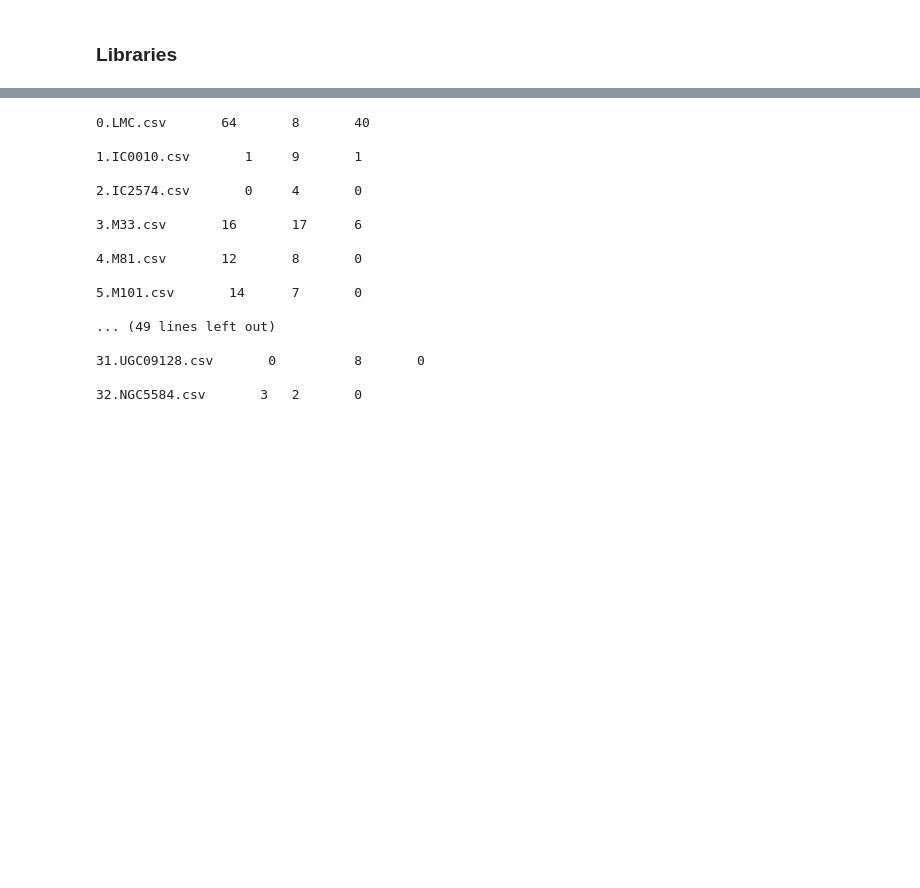
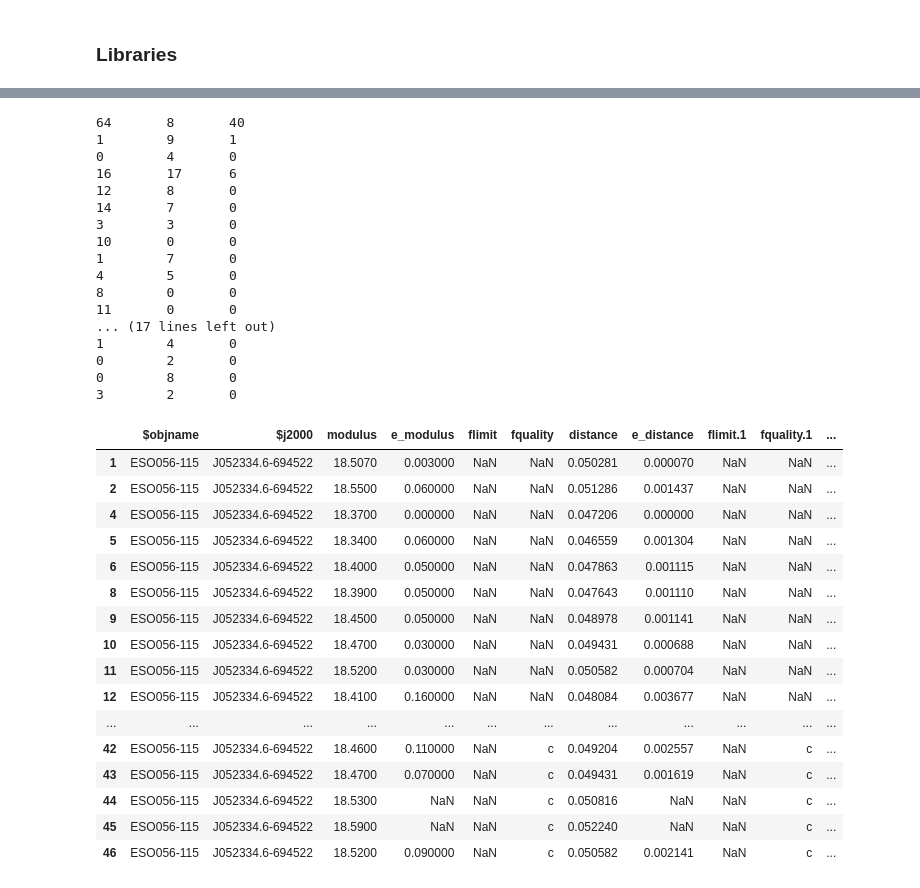
Before and after one commit to hol1m4n/HIIGalaxies, a Jupyter notebook: Modulus/RefSearch.ipynb, the cells around one changed output, grey strips where cells are left out. Saved outputs shown, nothing was run; the diff lists cells and outputs as text; code cells hidden in the pictures; blank space fills up the shorter version.

```diff
--- a/Modulus/RefSearch.ipynb
+++ b/Modulus/RefSearch.ipynb
@@ -122,29 +167,67 @@ list_files.sort(key=lambda x: int(x.split('.')[0]))
 
 for b in list_files:
     df_dist = NED(f"/home/holman/HIIGalaxies/Modulus/ref_NED/{b}")
-    PLRC = np.unique(df_dist[df_dist['Method']=='Cepheids']['Reference'])
-    TRGB = np.unique(df_dist[df_dist['Method']=='TRGB']['Reference'])
-    RRLy = np.unique(df_dist[df_dist['Method']=='RR Lyrae']['Reference'])
+    df_dist['Method'] = df_dist['Method'].str.strip()
+    df_dist['Reference'] = df_dist['Reference'].str.strip()
+    df_dist = df_dist[df_dist['Reference'].str[0:4].astype(int) >= 2000]
 
-    print(b,"     ",len(PLRC),"	", len(TRGB),"	", len(RRLy),"\n")
+
+    PLRC = np.unique(df_dist[(df_dist['Method']=='Cepheids')    ]['Reference']) #&   (df_dist['err(m-M)'].notnull())
+    TRGB = np.unique(df_dist[(df_dist['Method']=='TRGB')    ]['Reference']) # &   (df_dist['err(m-M)'].notnull())
+    RRLy = np.unique(df_dist[(df_dist['Method']=='RR Lyrae')    ]['Reference']) #&   (df_dist['err(m-M)'].notnull())
+
+    print(len(PLRC),"	", len(TRGB),"	", len(RRLy))
+    #print(b,"     ",len(PLRC),"	", len(TRGB),"	", len(RRLy),"\n")
+    #b,"     ", ,"\n"
 # %% [output]
-0.LMC.csv       64       8       40
-
-1.IC0010.csv       1     9       1
-
-2.IC2574.csv       0     4       0
-
-3.M33.csv       16       17      6
-
-4.M81.csv       12       8       0
-
-5.M101.csv       14      7       0
-
-... (49 lines left out)
-
-31.UGC09128.csv       0          8       0
-
-32.NGC5584.csv       3   2       0
+64       8       40
+1        9       1
+0        4       0
+16       17      6
+12       8       0
+14       7       0
+3        3       0
+10       0       0
+1        7       0
+4        5       0
+8        0       0
+11       0       0
+... (17 lines left out)
+1        4       0
+0        2       0
+0        8       0
+3        2       0
+# %%
+df_dist = HyperLeda(f"/home/holman/HIIGalaxies/Modulus/ref_HyperLeda/0.LMC.csv")
+df_dist = df_dist[df_dist['bibcode'].str[0:4].astype(int) >= 2000]
+df_dist['$link[method_method]'] = df_dist['$link[method_method]'].str.strip()
+df_dist['bibcode'] = df_dist['bibcode'].str.strip()
+
+PLRC = np.unique(df_dist[df_dist['$link[method_method]']=='Cepheids']['bibcode'])
+TRGB = np.unique(df_dist[df_dist['$link[method_method]']=='TRGB']['bibcode'])
+RRLy = np.unique(df_dist[df_dist['$link[method_method]']=='RRLyrae']['bibcode'])
+
+#print(b,"     ",len(PLRC),"	", len(TRGB),"	", len(RRLy),"\n")
+
+df_dist
+# %% [output]
+|  | $objname | $j2000 | modulus | e_modulus | flimit | fquality | distance | e_distance | flimit.1 | fquality.1 | ... |
+| 1 | ESO056-115 | J052334.6-694522 | 18.5070 | 0.003000 | NaN | NaN | 0.050281 | 0.000070 | NaN | NaN | ... |
+| 2 | ESO056-115 | J052334.6-694522 | 18.5500 | 0.060000 | NaN | NaN | 0.051286 | 0.001437 | NaN | NaN | ... |
+| 4 | ESO056-115 | J052334.6-694522 | 18.3700 | 0.000000 | NaN | NaN | 0.047206 | 0.000000 | NaN | NaN | ... |
+| 5 | ESO056-115 | J052334.6-694522 | 18.3400 | 0.060000 | NaN | NaN | 0.046559 | 0.001304 | NaN | NaN | ... |
+| 6 | ESO056-115 | J052334.6-694522 | 18.4000 | 0.050000 | NaN | NaN | 0.047863 | 0.001115 | NaN | NaN | ... |
+| 8 | ESO056-115 | J052334.6-694522 | 18.3900 | 0.050000 | NaN | NaN | 0.047643 | 0.001110 | NaN | NaN | ... |
+| 9 | ESO056-115 | J052334.6-694522 | 18.4500 | 0.050000 | NaN | NaN | 0.048978 | 0.001141 | NaN | NaN | ... |
+| 10 | ESO056-115 | J052334.6-694522 | 18.4700 | 0.030000 | NaN | NaN | 0.049431 | 0.000688 | NaN | NaN | ... |
+| 11 | ESO056-115 | J052334.6-694522 | 18.5200 | 0.030000 | NaN | NaN | 0.050582 | 0.000704 | NaN | NaN | ... |
+| 12 | ESO056-115 | J052334.6-694522 | 18.4100 | 0.160000 | NaN | NaN | 0.048084 | 0.003677 | NaN | NaN | ... |
+| ... | ... | ... | ... | ... | ... | ... | ... | ... | ... | ... | ... |
+| 42 | ESO056-115 | J052334.6-694522 | 18.4600 | 0.110000 | NaN | c | 0.049204 | 0.002557 | NaN | c | ... |
+| 43 | ESO056-115 | J052334.6-694522 | 18.4700 | 0.070000 | NaN | c | 0.049431 | 0.001619 | NaN | c | ... |
+| 44 | ESO056-115 | J052334.6-694522 | 18.5300 | NaN | NaN | c | 0.050816 | NaN | NaN | c | ... |
+| 45 | ESO056-115 | J052334.6-694522 | 18.5900 | NaN | NaN | c | 0.052240 | NaN | NaN | c | ... |
+| 46 | ESO056-115 | J052334.6-694522 | 18.5200 | 0.090000 | NaN | c | 0.050582 | 0.002141 | NaN | c | ... |
 # %%
 home = '/home/holman/HIIGalaxies/Modulus/ref_HyperLeda'
 list_files = os.listdir(home)
```
Also changed, not shown: parts of 17 cells of this notebook, 27 other files.
